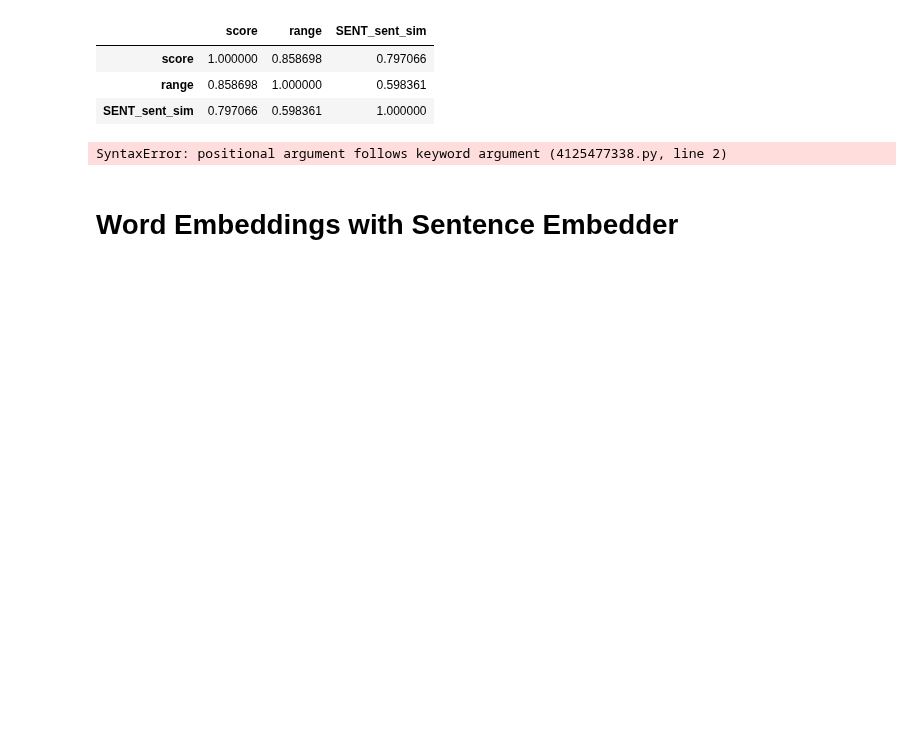
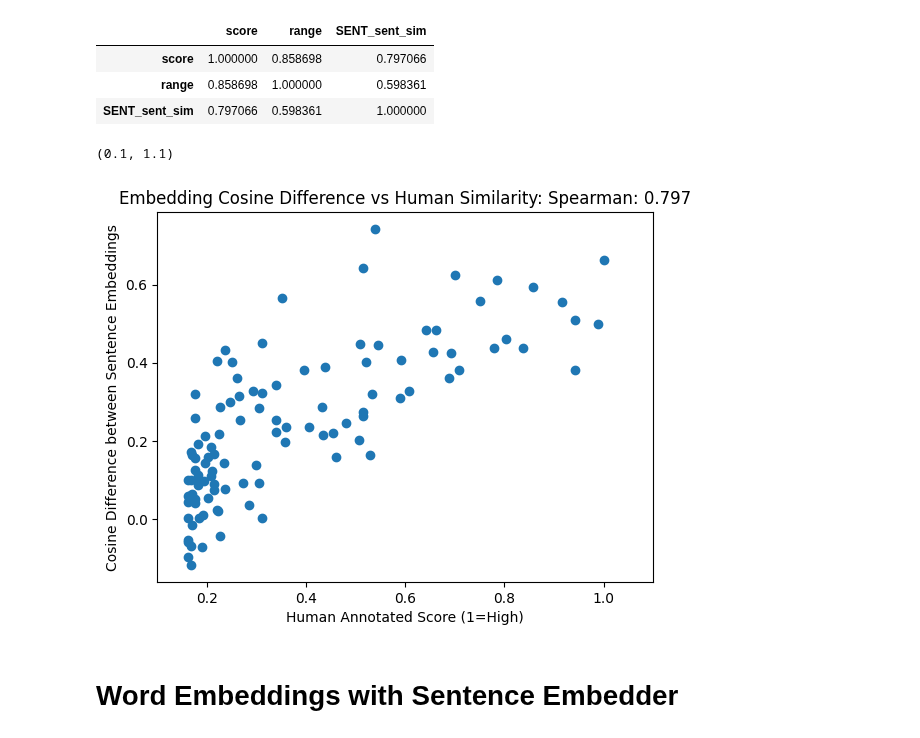
Before and after one commit to henry-dev-atkins/QNLP_MasterWork, a Jupyter notebook: IanMeeting.ipynb, the cells around one changed output. Drawn from its saved outputs; the diff is of its cells as text; code cells hidden in the pictures; blank space fills up the shorter version.

```diff
--- a/IanMeeting.ipynb
+++ b/IanMeeting.ipynb
@@ -97,12 +99,13 @@ grouped_data.corr(numeric_only = True, method='spearman')
 | SENT_sent_sim | 0.797066 | 0.598361 | 1.000000 |
 # %%
 plt.scatter(grouped_data['score'], grouped_data['SENT_sent_sim'])
-plt.title("Embedding Cosine Difference vs Human Similarity: Spearman: "+str(round(grouped_data['score'].corr(numeric_only = True, grouped_data['SENT_sent_sim'], method='spearman'), 3)))
+plt.title("Embedding Cosine Difference vs Human Similarity: Spearman: "+str(round(grouped_data['score'].corr(grouped_data['SENT_sent_sim'], method='spearman'), 3)))
 plt.xlabel("Human Annotated Score (1=High)")
 plt.ylabel("Cosine Difference between Sentence Embeddings")
 plt.xlim(left=0.1, right=1.1)
 # %% [output]
-SyntaxError: positional argument follows keyword argument (4125477338.py, line 2)
+(0.1, 1.1)
+[figure, added]
 # %% [markdown]
 # Word Embeddings with Sentence Embedder
 # %%
```
Also changed, not shown: parts of 12 cells of this notebook.
